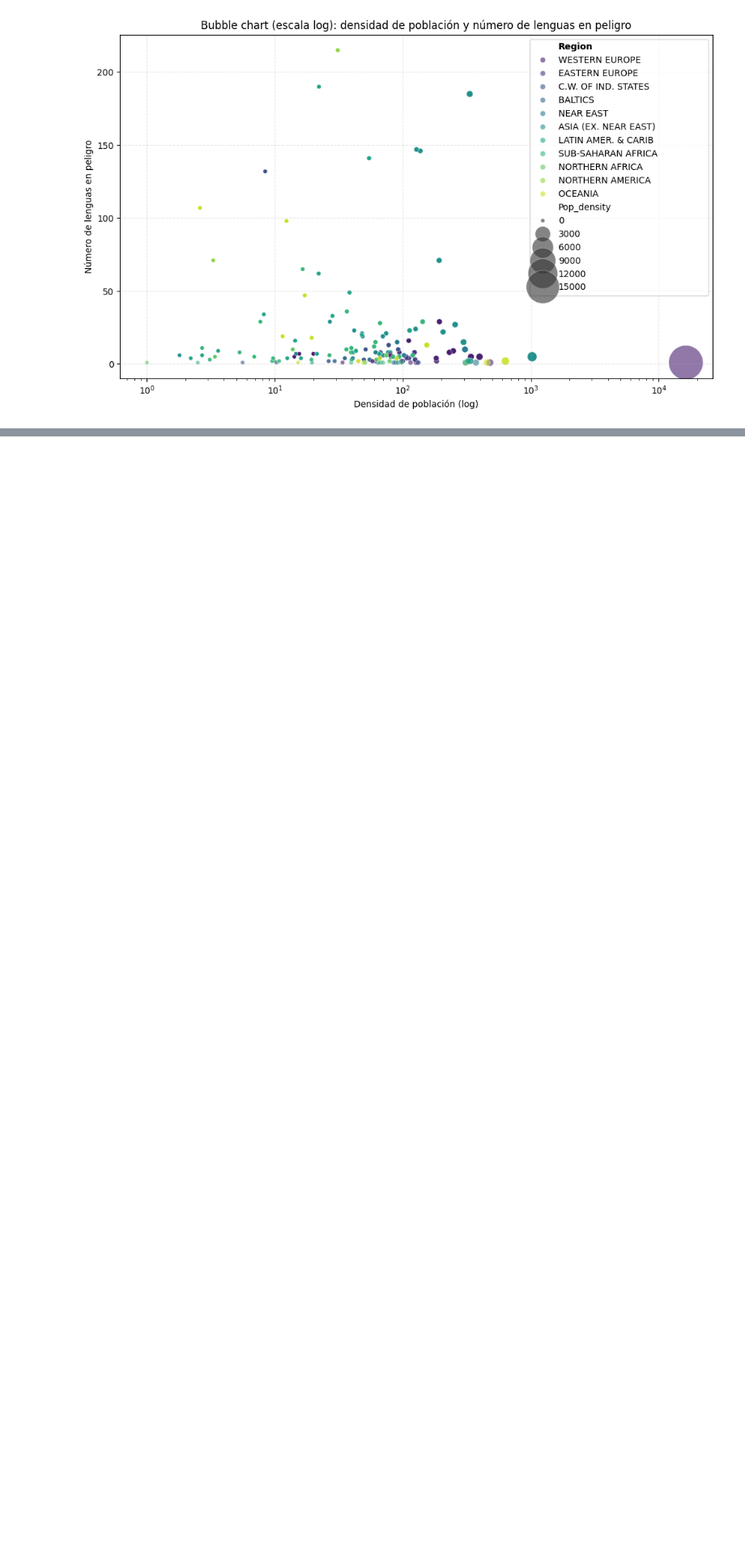
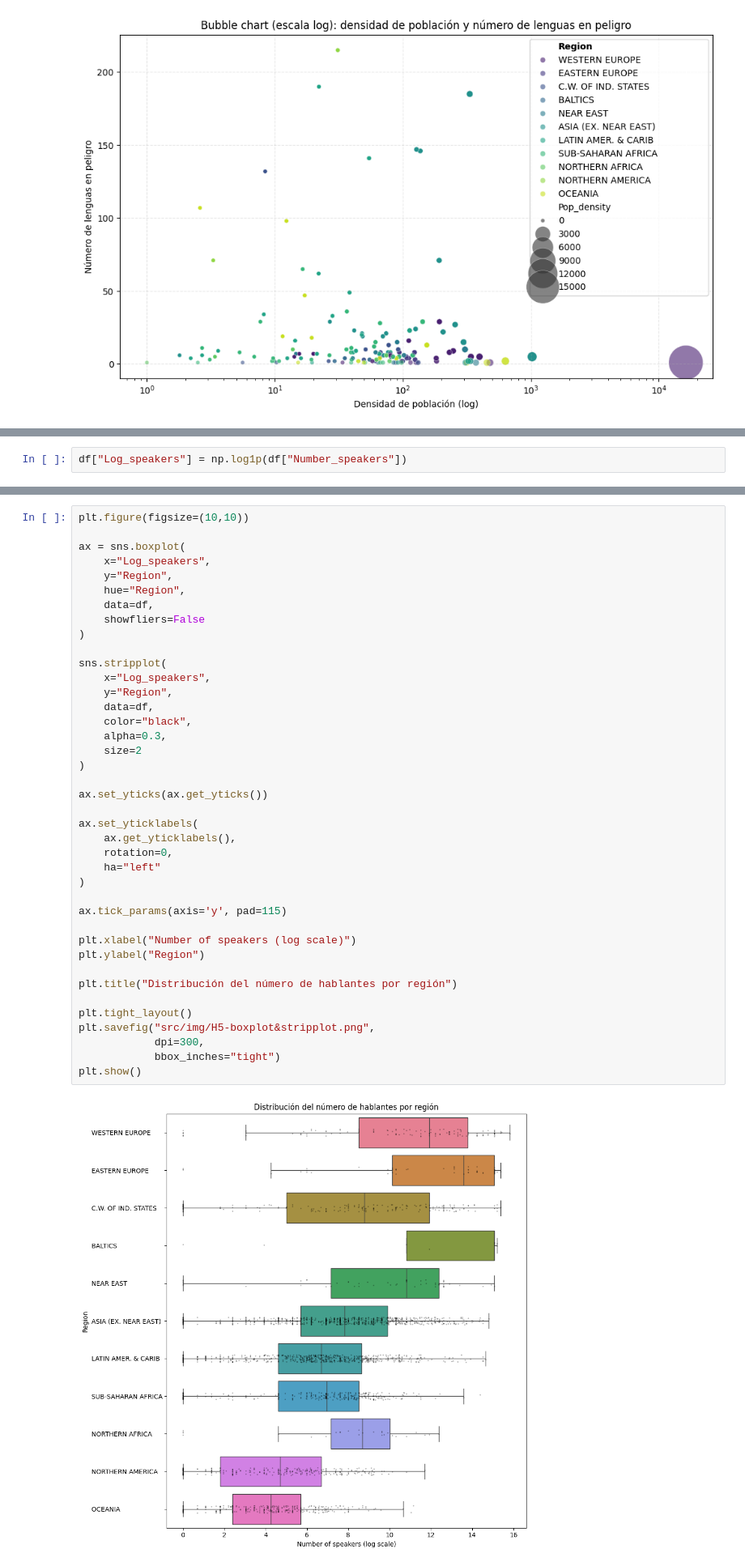
Before and after one commit to mrguezrodriguez/EDA_endangered_languages, a Jupyter notebook: main.ipynb, the cells around one changed output, grey strips where cells are left out. Shown at 81% size. Saved outputs shown, nothing was run; the diff lists cells and outputs as text; blank space fills up the shorter version.

```diff
--- a/main.ipynb
+++ b/main.ipynb
@@ -679,0 +828,2 @@ plt.show()
+# %%
+df["Log_speakers"] = np.log1p(df["Number_speakers"])
@@ -679,0 +832,42 @@ plt.show()
+# %%
+plt.figure(figsize=(10,10))
+
+ax = sns.boxplot(
+    x="Log_speakers",
+    y="Region",
+    hue="Region",
+    data=df,
+    showfliers=False
+)
+
+sns.stripplot(
+    x="Log_speakers",
+    y="Region",
+    data=df,
+    color="black",
+    alpha=0.3,
+    size=2
+)
+
+ax.set_yticks(ax.get_yticks())
+
+ax.set_yticklabels(
+    ax.get_yticklabels(),
+    rotation=0,
+    ha="left"
+)
+
+ax.tick_params(axis='y', pad=115)
+
+plt.xlabel("Number of speakers (log scale)")
+plt.ylabel("Region")
+
+plt.title("Distribución del número de hablantes por región")
+
+plt.tight_layout()
+plt.savefig("src/img/H5-boxplot&stripplot.png",
+            dpi=300,
+            bbox_inches="tight")
+plt.show()
+# %% [output]
+[figure, added]
```
Also changed, not shown: parts of 22 cells of this notebook, 10 other files.
